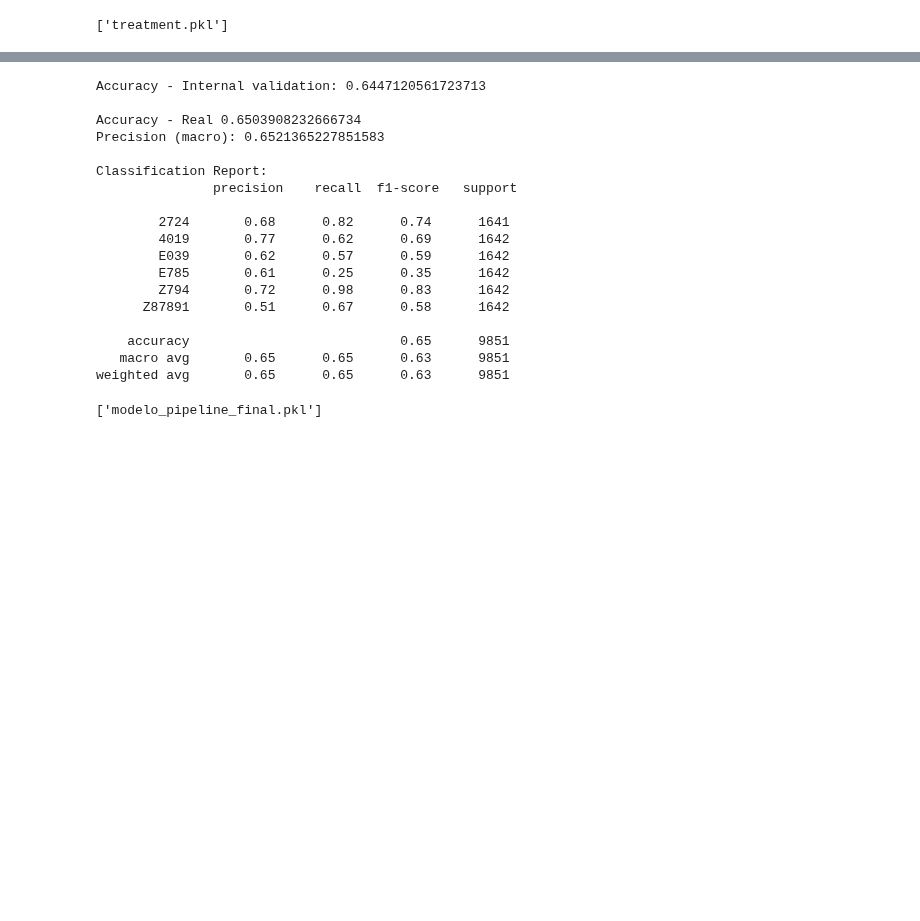
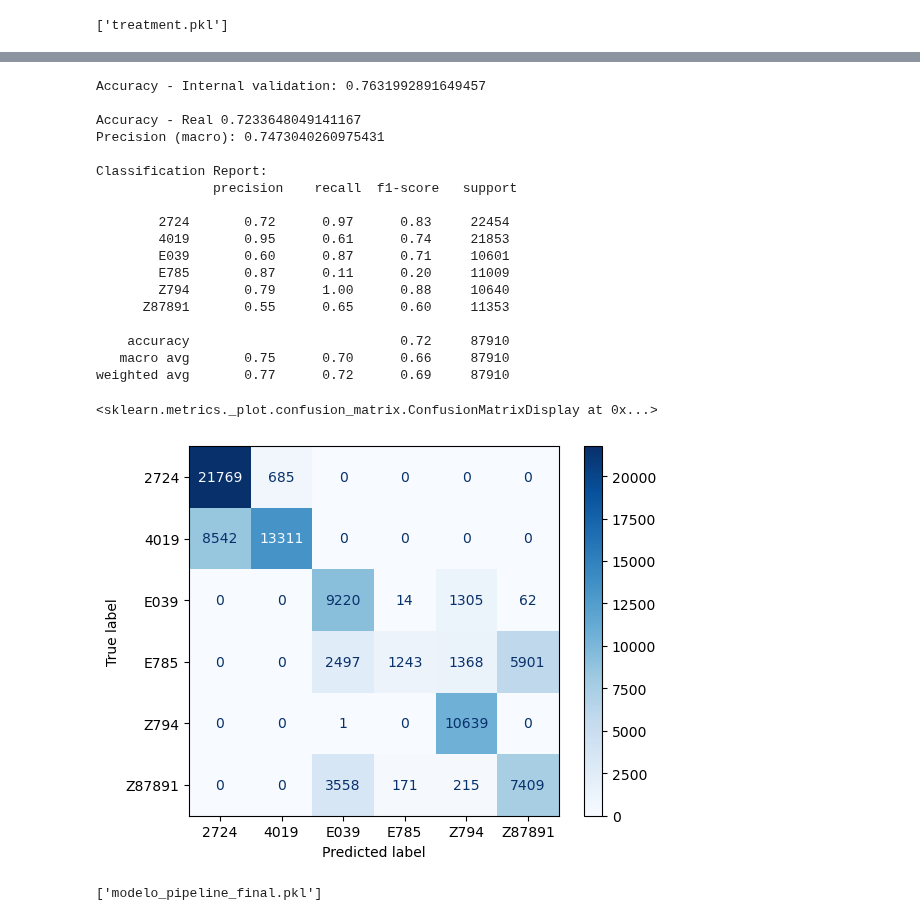
Before and after one commit to CatarinaCosta02/Master_Thesis, a Jupyter notebook: models/Model1.ipynb, the cells around one changed output, grey strips where cells are left out. Drawn from its saved outputs; the diff is of its cells as text; code cells hidden in the pictures; blank space fills up the shorter version.

Commit message:
other models

```diff
--- a/models/Model1.ipynb
+++ b/models/Model1.ipynb
@@ -35,4 +35,6 @@ display(df)
 439550 rows × 21 columns
+# %%
+df = df.drop(columns=['Unnamed: 0.1','Unnamed: 0'])
 # %% [markdown]
 # Treatment
 # %%
@@ -59,6 +61,23 @@ class Treatment(BaseEstimator, TransformerMixin):
 
     def transform(self, X):
         df = X.copy()
+
+        # Combined
+        df['combined'] = np.where(
+            (df['valueuom_chartevent'] == 'Unknown'),
+            df['label_chartevent'],
+            df['label_chartevent'] + ' (' + df['valueuom_chartevent'] + ')'
+        )
+
+        # Feature Interactions
+        urgency_rank = {
+            'ELECTIVE': 1, 'OBSERVATION ADMIT': 2,
+            'SURGICAL SAME DAY ADMISSION': 3, 'URGENT': 4,
+            'DIRECT EMER.': 5, 'EW EMER.': 6
+        }
+        df['urgency_score'] = df['admission_type'].map(urgency_rank)
+        df['urgency_x_lab_delay'] = df['urgency_score'] * df['time_since_admission_labevent']
+        df['admission_x_age'] = df['urgency_score'] * df['age']
 
 
         # OneHotEncoding
@@ -157,24 +192,44 @@ print("\nAccuracy - Real", accuracy_score(y_test, y_pred))
 print("Precision (macro):", precision_score(y_test, y_pred, average='macro'))
 print("\nClassification Report:\n", classification_report(y_test, y_pred, target_names=le.classes_))
 # %% [output]
-Accuracy - Internal validation: 0.6447120561723713
+Accuracy - Internal validation: 0.7631992891649457
 
-Accuracy - Real 0.6503908232666734
-Precision (macro): 0.6521365227851583
+Accuracy - Real 0.7233648049141167
+Precision (macro): 0.7473040260975431
 
 Classification Report:
                precision    recall  f1-score   support
 
-        2724       0.68      0.82      0.74      1641
-        4019       0.77      0.62      0.69      1642
-        E039       0.62      0.57      0.59      1642
-        E785       0.61      0.25      0.35      1642
-        Z794       0.72      0.98      0.83      1642
-      Z87891       0.51      0.67      0.58      1642
+        2724       0.72      0.97      0.83     22454
+        4019       0.95      0.61      0.74     21853
+        E039       0.60      0.87      0.71     10601
+        E785       0.87      0.11      0.20     11009
+        Z794       0.79      1.00      0.88     10640
+      Z87891       0.55      0.65      0.60     11353
 
-    accuracy                           0.65      9851
-   macro avg       0.65      0.65      0.63      9851
-weighted avg       0.65      0.65      0.63      9851
+    accuracy                           0.72     87910
+   macro avg       0.75      0.70      0.66     87910
+weighted avg       0.77      0.72      0.69     87910
+# %%
+import matplotlib.pyplot as plt
+import seaborn as sns
+from sklearn.metrics import confusion_matrix
+from sklearn.metrics import confusion_matrix, ConfusionMatrixDisplay
+
+# Cria a matriz de confusão
+# Supondo que tens:
+# y_test -> rótulos reais
+# y_pred -> predições do modelo
+# classes -> lista das classes (ex.: [0,1,2,3,4,5] ou códigos ICD)
+
+cm = confusion_matrix(y_test, y_pred)
+
+# Exibir a matriz de confusão de forma visual
+disp = ConfusionMatrixDisplay(confusion_matrix=cm, display_labels=le.classes_)
+disp.plot(cmap='Blues')
+# %% [output]
+<sklearn.metrics._plot.confusion_matrix.ConfusionMatrixDisplay at 0x...>
+[figure, added]
 # %%
 
 joblib.dump(grid_search.best_estimator_, 'modelo_pipeline_final.pkl')
```
Also changed, not shown: parts of 3 cells of this notebook, 4 other files.
